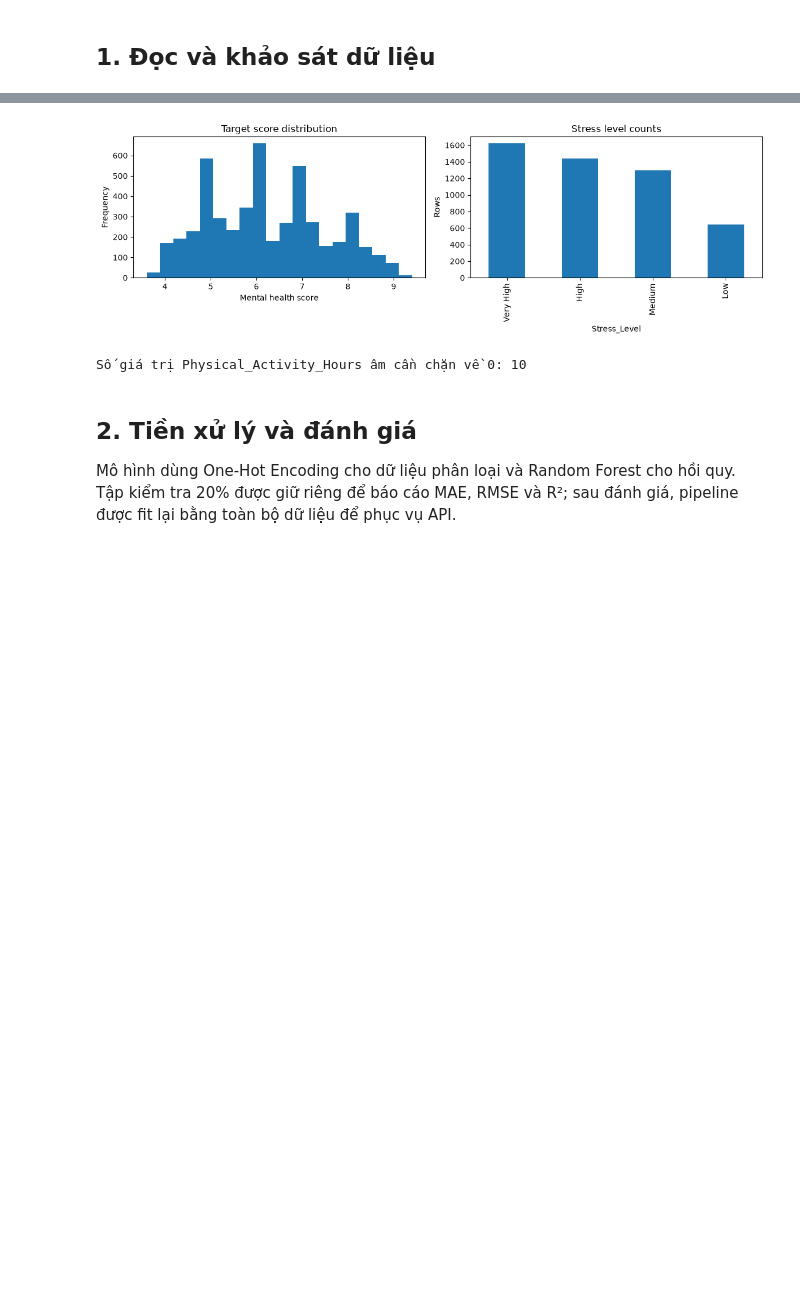
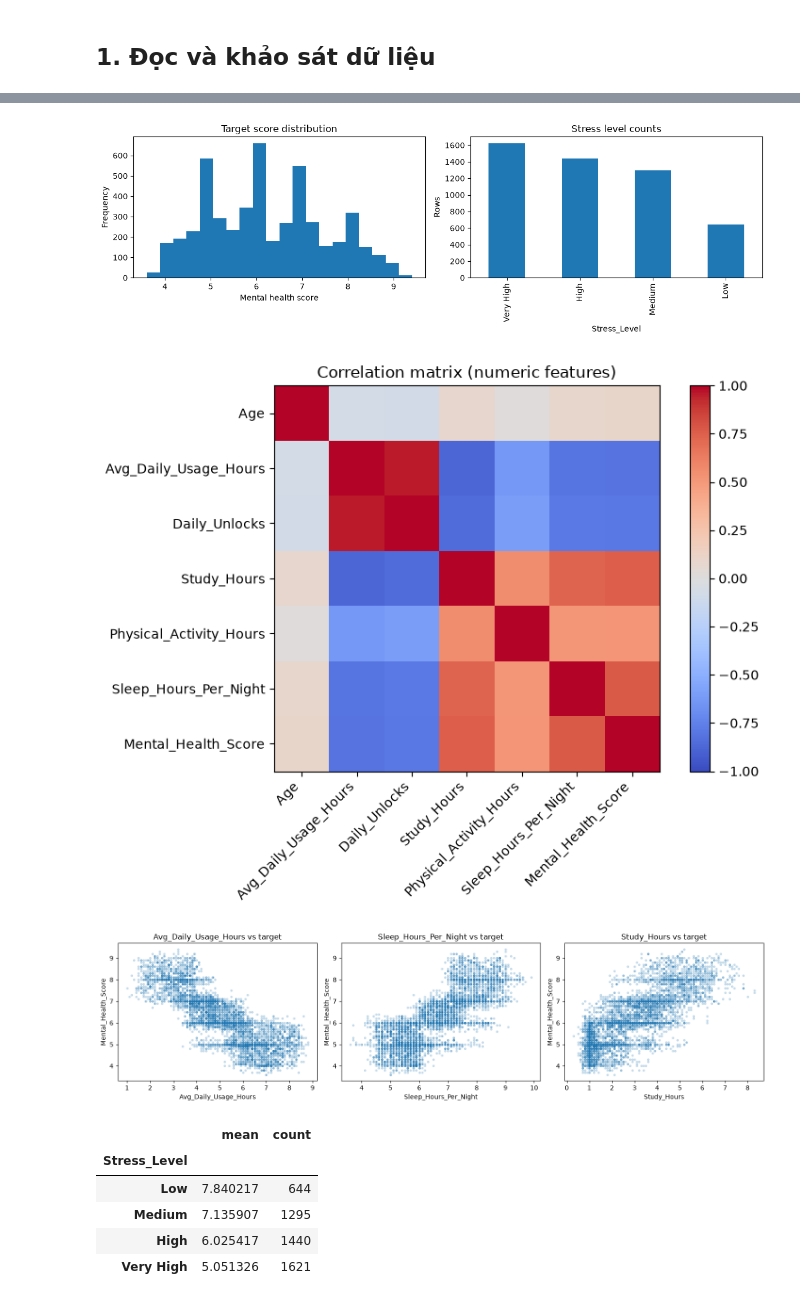
Before and after one commit to cfthanh12/ML_SK, a Jupyter notebook: notebooks/model_training.ipynb, the cells around one changed output, grey strips where cells are left out. Saved outputs shown, nothing was run; the diff lists cells and outputs as text; code cells hidden in the pictures; blank space fills up the shorter version.

```diff
--- a/notebooks/model_training.ipynb
+++ b/notebooks/model_training.ipynb
@@ -87,18 +127,68 @@ Kích thước: 5,000 dòng x 13 cột
 # %%
 fig, axes = plt.subplots(1, 2, figsize=(12, 4))
-data["Mental_Health_Score"].plot(kind="hist", bins=20, ax=axes[0], title="Target score distribution")
-data["Stress_Level"].value_counts().plot(kind="bar", ax=axes[1], title="Stress level counts")
+data["Mental_Health_Score"].plot(
+    kind="hist", bins=20, ax=axes[0], title="Target score distribution"
+)
+data["Stress_Level"].value_counts().plot(
+    kind="bar", ax=axes[1], title="Stress level counts"
+)
 axes[0].set_xlabel("Mental health score")
 axes[1].set_ylabel("Rows")
 plt.tight_layout()
 plt.show()
-
-negative_activity = int((data["Physical_Activity_Hours"] < 0).sum())
-print(f"Số giá trị Physical_Activity_Hours âm cần chặn về 0: {negative_activity}")
 # %% [output]
 [figure]
-Số giá trị Physical_Activity_Hours âm cần chặn về 0: 10
-# %% [markdown]
-## 2. Tiền xử lý và đánh giá
-
-Mô hình dùng One-Hot Encoding cho dữ liệu phân loại và Random Forest cho hồi quy. Tập kiểm tra 20% được giữ riêng để báo cáo MAE, RMSE và R²; sau đánh giá, pipeline được fit lại bằng toàn bộ dữ liệu để phục vụ API.
+# %%
+numeric_columns = [
+    "Age",
+    "Avg_Daily_Usage_Hours",
+    "Daily_Unlocks",
+    "Study_Hours",
+    "Physical_Activity_Hours",
+    "Sleep_Hours_Per_Night",
+    "Mental_Health_Score",
+]
+corr = data[numeric_columns].corr()
+
+fig, ax = plt.subplots(figsize=(8, 6))
+image = ax.imshow(corr, cmap="coolwarm", vmin=-1, vmax=1)
+ax.set_xticks(range(len(numeric_columns)))
+ax.set_xticklabels(numeric_columns, rotation=45, ha="right")
+ax.set_yticks(range(len(numeric_columns)))
+ax.set_yticklabels(numeric_columns)
+ax.set_title("Correlation matrix (numeric features)")
+fig.colorbar(image, ax=ax, fraction=0.046)
+plt.tight_layout()
+plt.show()
+
+fig, axes = plt.subplots(1, 3, figsize=(15, 4))
+for ax, column in zip(
+    axes,
+    ["Avg_Daily_Usage_Hours", "Sleep_Hours_Per_Night", "Study_Hours"],
+):
+    ax.scatter(data[column], data["Mental_Health_Score"], alpha=0.2, s=8)
+    ax.set_xlabel(column)
+    ax.set_ylabel("Mental_Health_Score")
+    ax.set_title(f"{column} vs target")
+plt.tight_layout()
+plt.show()
+
+display(
+    data.groupby("Stress_Level")["Mental_Health_Score"]
+    .agg(["mean", "count"])
+    .sort_values("mean", ascending=False)
+)
+display(
+    data.groupby("Most_Used_Platform")["Mental_Health_Score"]
+    .agg(["mean", "count"])
+    .sort_values("count")
+)
+# %% [output]
+[figure, added]
+[figure, added]
+|  | mean | count |
+| Stress_Level |  |  |
+| Low | 7.840217 | 644 |
+| Medium | 7.135907 | 1295 |
+| High | 6.025417 | 1440 |
+| Very High | 5.051326 | 1621 |
```
Also changed, not shown: parts of 15 cells of this notebook, 20 other files.
